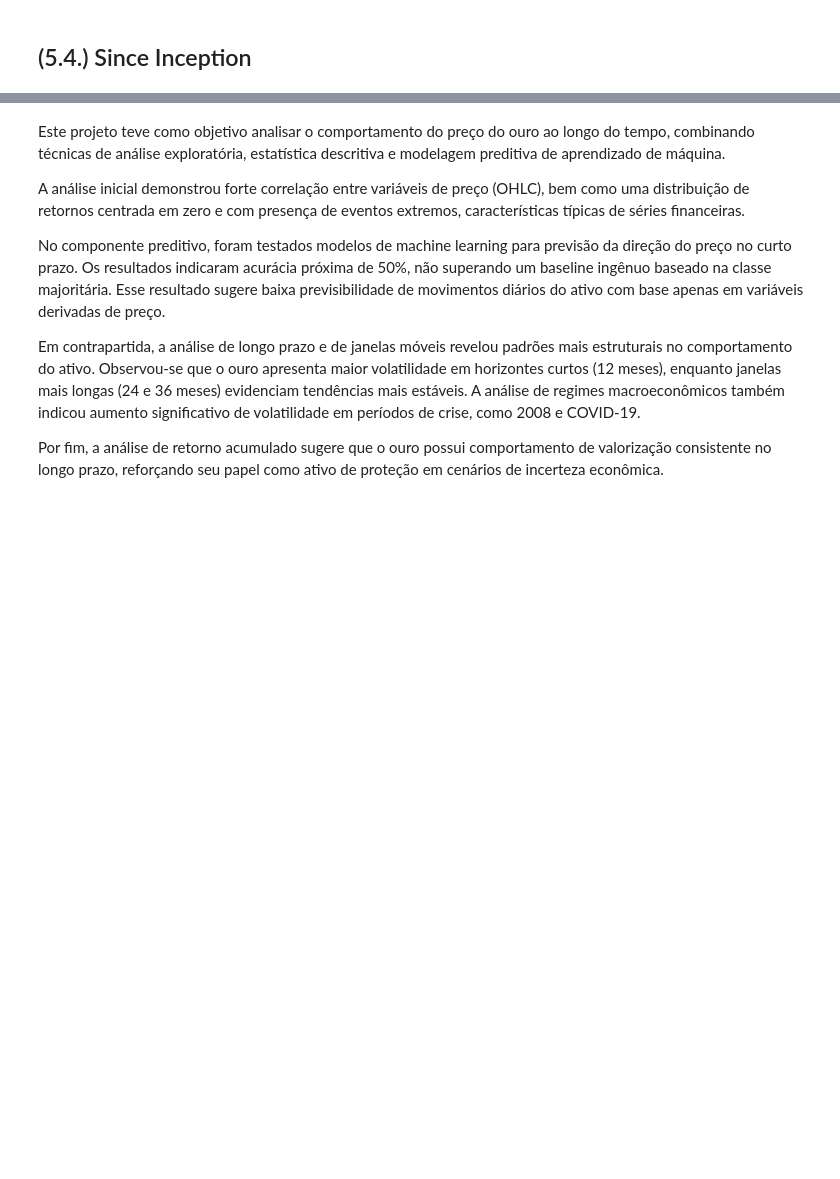
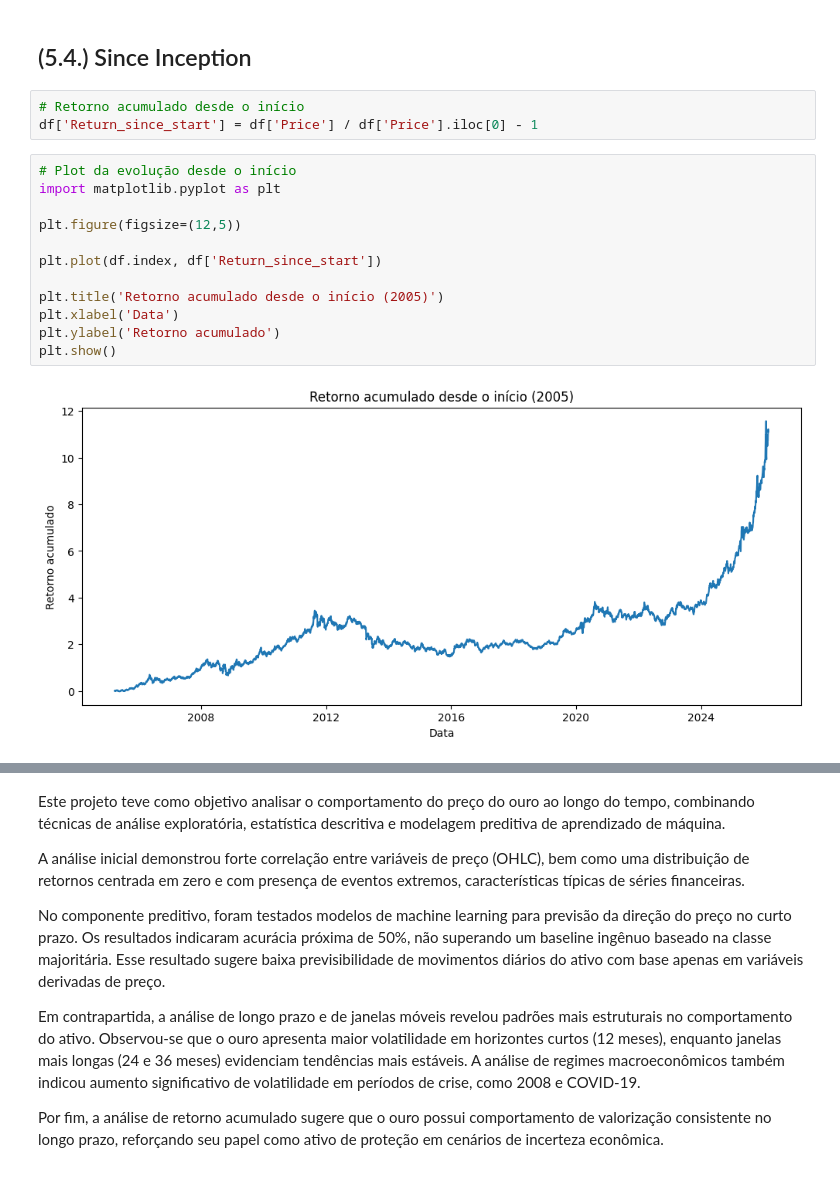
Before and after one commit to lalipedrozo/PUC_MVP_Analise_de_Dados, a Jupyter notebook: PUC_MVP_Analise_de_Dados.ipynb, the cells around one changed output, grey strips where cells are left out. Cells and saved outputs as stored; diff of their text form; blank space fills up the shorter version.

```diff
--- a/PUC_MVP_Analise_de_Dados.ipynb
+++ b/PUC_MVP_Analise_de_Dados.ipynb
@@ -1094,3 +1094,20 @@ plt.show()
 [figure]
 # %% [markdown]
 ## (5.4.) Since Inception
+# %%
+# Retorno acumulado desde o início
+df['Return_since_start'] = df['Price'] / df['Price'].iloc[0] - 1
+# %%
+# Plot da evolução desde o início
+import matplotlib.pyplot as plt
+
+plt.figure(figsize=(12,5))
+
+plt.plot(df.index, df['Return_since_start'])
+
+plt.title('Retorno acumulado desde o início (2005)')
+plt.xlabel('Data')
+plt.ylabel('Retorno acumulado')
+plt.show()
+# %% [output]
+[figure, added]
```
Also changed, not shown: parts of 4 cells of this notebook.
